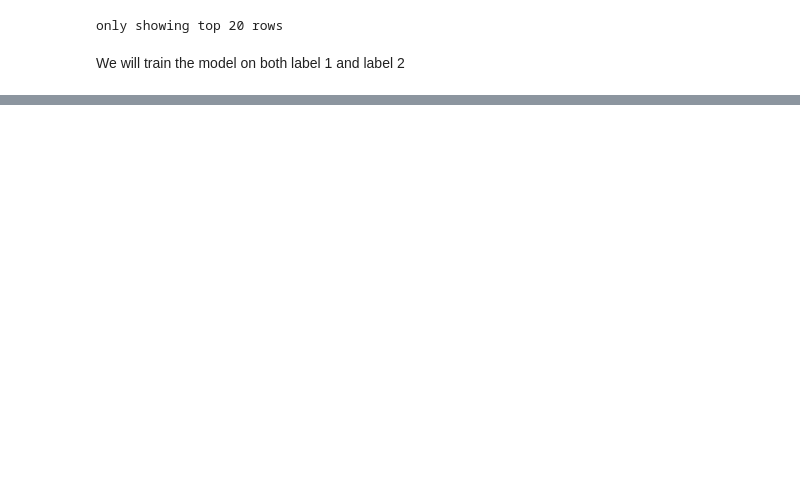
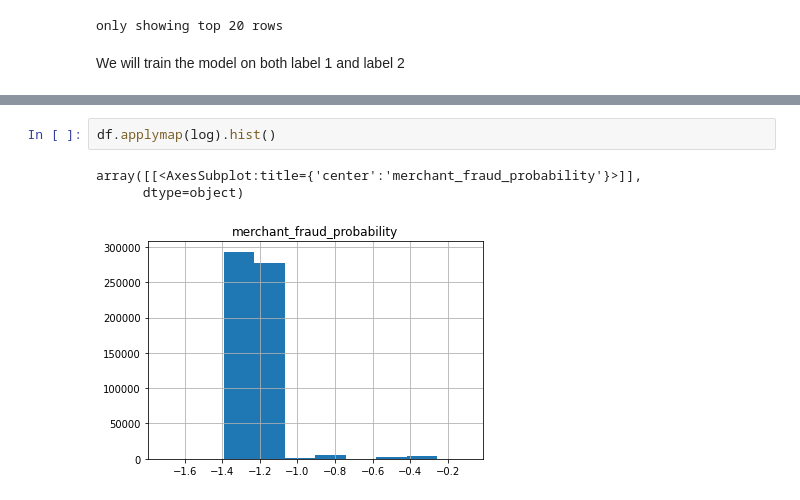
Before and after one commit to MAST30034-Applied-Data-Science/generic-buy-now-pay-later-project-group-56-bnlp, a Jupyter notebook: notebooks/personal_nb/shromann_nb.ipynb, the cells around one changed output, grey strips where cells are left out. Saved outputs shown, nothing was run; the diff lists cells and outputs as text; blank space fills up the shorter version.

```diff
--- a/notebooks/personal_nb/shromann_nb.ipynb
+++ b/notebooks/personal_nb/shromann_nb.ipynb
@@ -208,0 +226,6 @@ only showing top 20 rows
+# %%
+df.applymap(log).hist()
+# %% [output]
+array([[<AxesSubplot:title={'center':'merchant_fraud_probability'}>]],
+      dtype=object)
+[figure, added]
```
Also changed, not shown: parts of 31 cells of this notebook, 1 other file.
